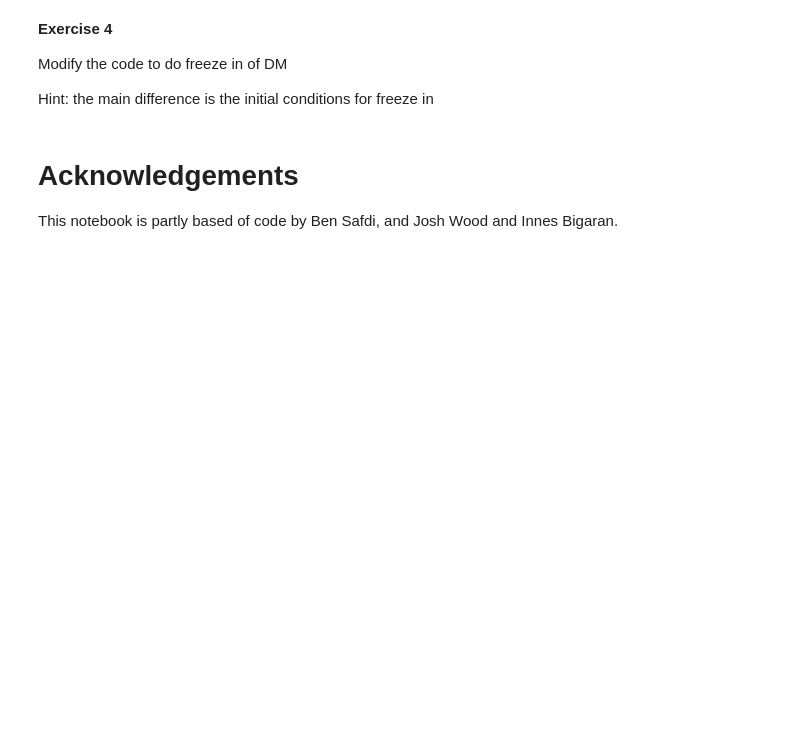
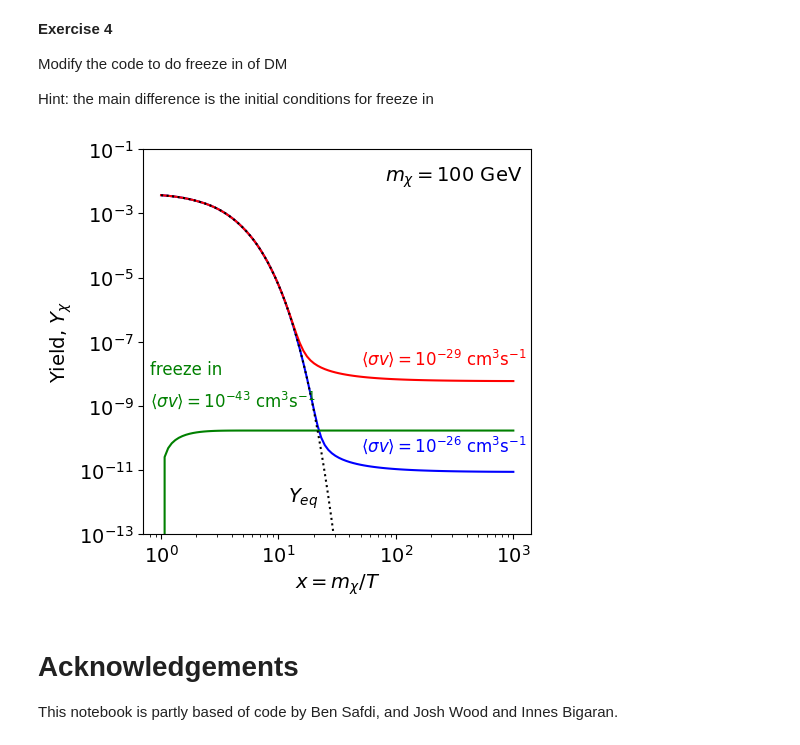
Before and after one commit to jaydenn/CDMPP_computing, a Jupyter notebook: DM_freezeout_intro_solutions.ipynb, the cells around one changed output. Saved outputs shown, nothing was run; the diff lists cells and outputs as text; code cells hidden in the pictures; blank space fills up the shorter version.

```diff
--- a/DM_freezeout_intro_solutions.ipynb
+++ b/DM_freezeout_intro_solutions.ipynb
@@ -349,3 +469,53 @@ Hint: the main difference is the initial conditions for freeze in
+# %%
+#ANSWER
+
+def solve_BoltzEqn_Y_FI( mDM, sigmav, gDM, numEvalPoints):
+    #be sure to start in equilibrium and end after freezeout
+    x_array = np.logspace(0,3,numEvalPoints)
+
+    #calculate initial equilibrium density
+    Yinitial = 0
+
+    sol = solve_ivp(Y_BoltzmannEqnRHS, [1,1000], [Yinitial], method='Radau', args=(mDM,sigmav,gDM), t_eval=x_array, rtol=1e-3, atol=1e-13)
+
+    if sol.status == 0:
+        return (sol.t,sol.y[0])
+    else:
+        print("Integration failed")
+        return -1
+# %%
+#Solve for mDM = 100, sigmav= 1e-43cm^3/s (~approx relic)
+YvsX_mDM100_FI = solve_BoltzEqn_Y_FI( 100, 1e-43 * Centimeter**3/Second, 2, 100)
+# %%
+fig1 = plt.figure(figsize=(5,5))
+plt.plot(YvsX_mDM100_svWeak[0], YvsX_mDM100_svWeak[1], 'b-',\
+         YvsX_mDM100_svWeaker[0], YvsX_mDM100_svWeaker[1], 'r-',\
+         YvsX_mDM100_svWeaker[0], YvsX_mDM100_FI[1], 'g-',\
+         YvsX_mDM100_svWeak[0], Y_eqVals, 'k:')
+
+plt.xscale('log')
+plt.yscale('log')
+plt.xlabel(r"$x = m_\chi / T$",fontsize=14)
+plt.ylabel(r"Yield, $Y_\chi$",fontsize=14)
+
+plt.xticks(fontsize=14)
+plt.yticks(fontsize=14)
+
+plt.ylim(1e-13,1e-1)
+
+#Add text for WIMP properties
+plt.text(80,1e-2,r"$m_\chi = 100$ GeV",fontsize=14)
+plt.text(50,4e-11,r"$\langle\sigma v \rangle = 10^{-26}$ cm$^{3}$s$^{-1}$",fontsize=12,color='blue')
+plt.text(50,2e-8,r"$\langle\sigma v \rangle = 10^{-29}$ cm$^{3}$s$^{-1}$",fontsize=12,color='red')
+plt.text(.8,1e-8,r"freeze in",fontsize=12,color='green')
+plt.text(.8,1e-9,r"$\langle\sigma v \rangle = 10^{-43}$ cm$^{3}$s$^{-1}$",fontsize=12,color='green')
+plt.text(12,1e-12,r"$Y_{eq}$",fontsize=14)
+
+plt.savefig("fig_dm_freezeout.pdf")
+
+plt.show()
+# %% [output]
+[figure, added]
 # %% [markdown]
 # Acknowledgements
 
```
Also changed, not shown: parts of 16 cells of this notebook.
